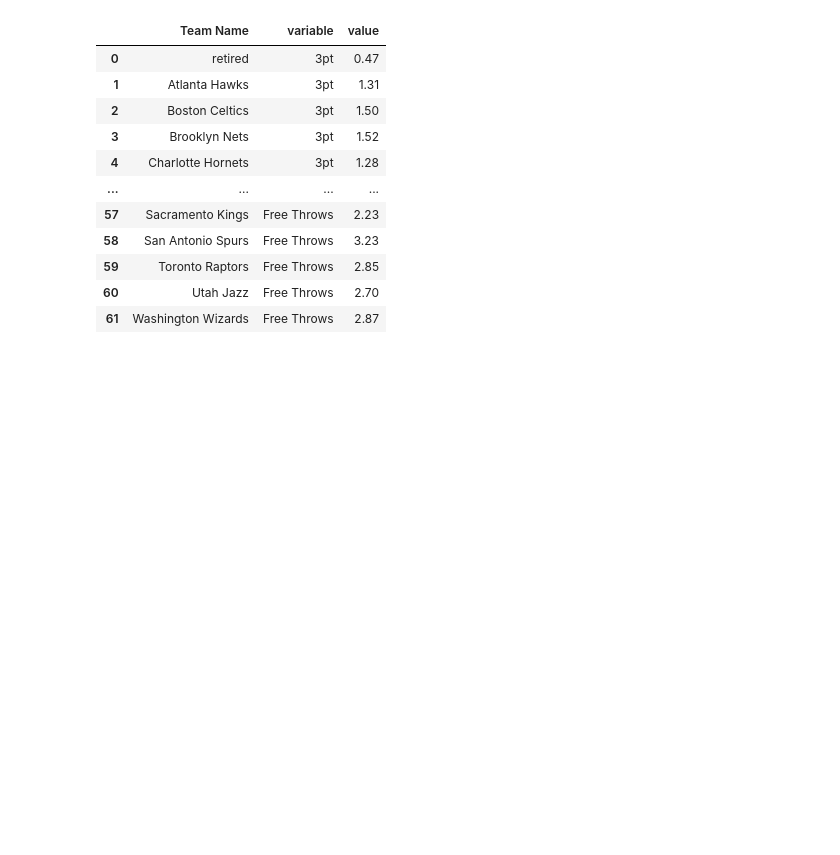
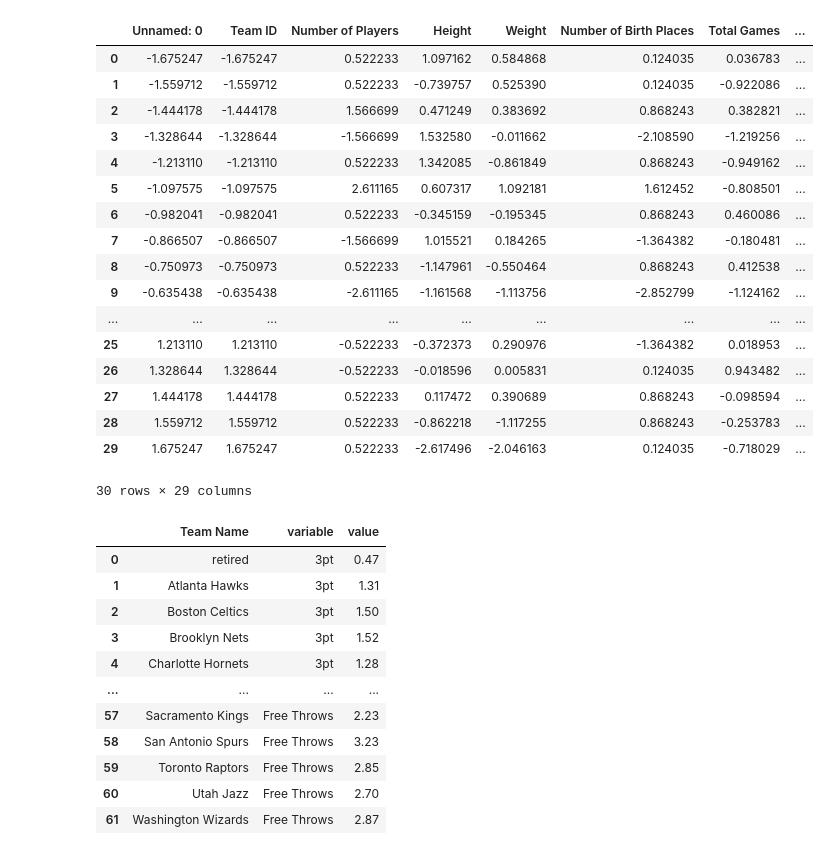
Before and after one commit to olesasha/InfoViz, a Jupyter notebook: help.ipynb, the cells around one changed output. Saved outputs shown, nothing was run; the diff lists cells and outputs as text; code cells hidden in the pictures; blank space fills up the shorter version.

```diff
--- a/help.ipynb
+++ b/help.ipynb
@@ -3,4 +4,4 @@ import pandas as pd
 # %%
 team_data = pd.read_csv('E2/static/data/df_agg_team.csv')
 # %%
-team_data = team_data[["Team Name", "3pt", "Free Throws"]]
+#team_data = team_data[["Team Name", "3pt", "Free Throws"]]
@@ -7,3 +20,36 @@ team_data = team_data[["Team Name", "3pt", "Free Throws"]]
+# %%
+df_pca_team = team_data.set_index("Team Name", drop=True)
+df_pca_team = df_pca_team.drop(index=["retired"]).select_dtypes("number")
+
+scaler = preprocessing.StandardScaler()
+scaled_team_data = scaler.fit_transform(df_pca_team)
+
+pca = decomposition.PCA(n_components=2)
+pca_team_data = pca.fit_transform(scaled_team_data)
+
+df_pca_team_components = pd.DataFrame(pca_team_data, index=df_pca_team.index, columns=["x", "y"])
+# %%
+scaled_with_labels = pd.DataFrame(scaled_team_data,columns=df_pca_team.columns)
+scaled_with_labels
+# %% [output]
+|  | Unnamed: 0 | Team ID | Number of Players | Height | Weight | Number of Birth Places | Total Games | ... |
+| 0 | -1.675247 | -1.675247 | 0.522233 | 1.097162 | 0.584868 | 0.124035 | 0.036783 | ... |
+| 1 | -1.559712 | -1.559712 | 0.522233 | -0.739757 | 0.525390 | 0.124035 | -0.922086 | ... |
+| 2 | -1.444178 | -1.444178 | 1.566699 | 0.471249 | 0.383692 | 0.868243 | 0.382821 | ... |
+| 3 | -1.328644 | -1.328644 | -1.566699 | 1.532580 | -0.011662 | -2.108590 | -1.219256 | ... |
+| 4 | -1.213110 | -1.213110 | 0.522233 | 1.342085 | -0.861849 | 0.868243 | -0.949162 | ... |
+| 5 | -1.097575 | -1.097575 | 2.611165 | 0.607317 | 1.092181 | 1.612452 | -0.808501 | ... |
+| 6 | -0.982041 | -0.982041 | 0.522233 | -0.345159 | -0.195345 | 0.868243 | 0.460086 | ... |
+| 7 | -0.866507 | -0.866507 | -1.566699 | 1.015521 | 0.184265 | -1.364382 | -0.180481 | ... |
+| 8 | -0.750973 | -0.750973 | 0.522233 | -1.147961 | -0.550464 | 0.868243 | 0.412538 | ... |
+| 9 | -0.635438 | -0.635438 | -2.611165 | -1.161568 | -1.113756 | -2.852799 | -1.124162 | ... |
+| ... | ... | ... | ... | ... | ... | ... | ... | ... |
+| 25 | 1.213110 | 1.213110 | -0.522233 | -0.372373 | 0.290976 | -1.364382 | 0.018953 | ... |
+| 26 | 1.328644 | 1.328644 | -0.522233 | -0.018596 | 0.005831 | 0.124035 | 0.943482 | ... |
+| 27 | 1.444178 | 1.444178 | 0.522233 | 0.117472 | 0.390689 | 0.868243 | -0.098594 | ... |
+| 28 | 1.559712 | 1.559712 | 0.522233 | -0.862218 | -1.117255 | 0.868243 | -0.253783 | ... |
+| 29 | 1.675247 | 1.675247 | 0.522233 | -2.617496 | -2.046163 | 0.124035 | -0.718029 | ... |
+30 rows × 29 columns
 # %%
 pd.melt(team_data, id_vars=["Team Name"])
 # %% [output]
```
Also changed, not shown: parts of 3 cells of this notebook, 2 other files.
